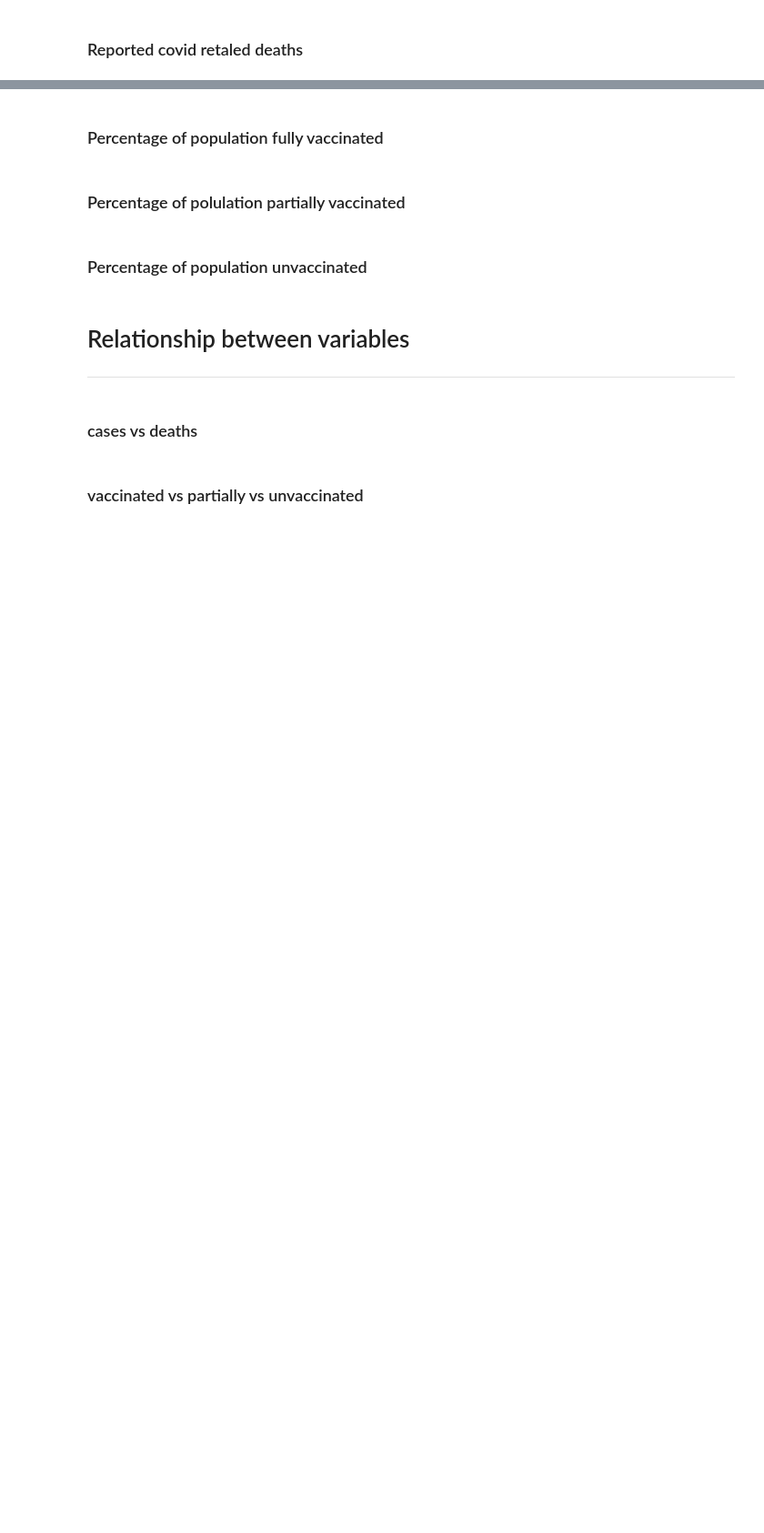
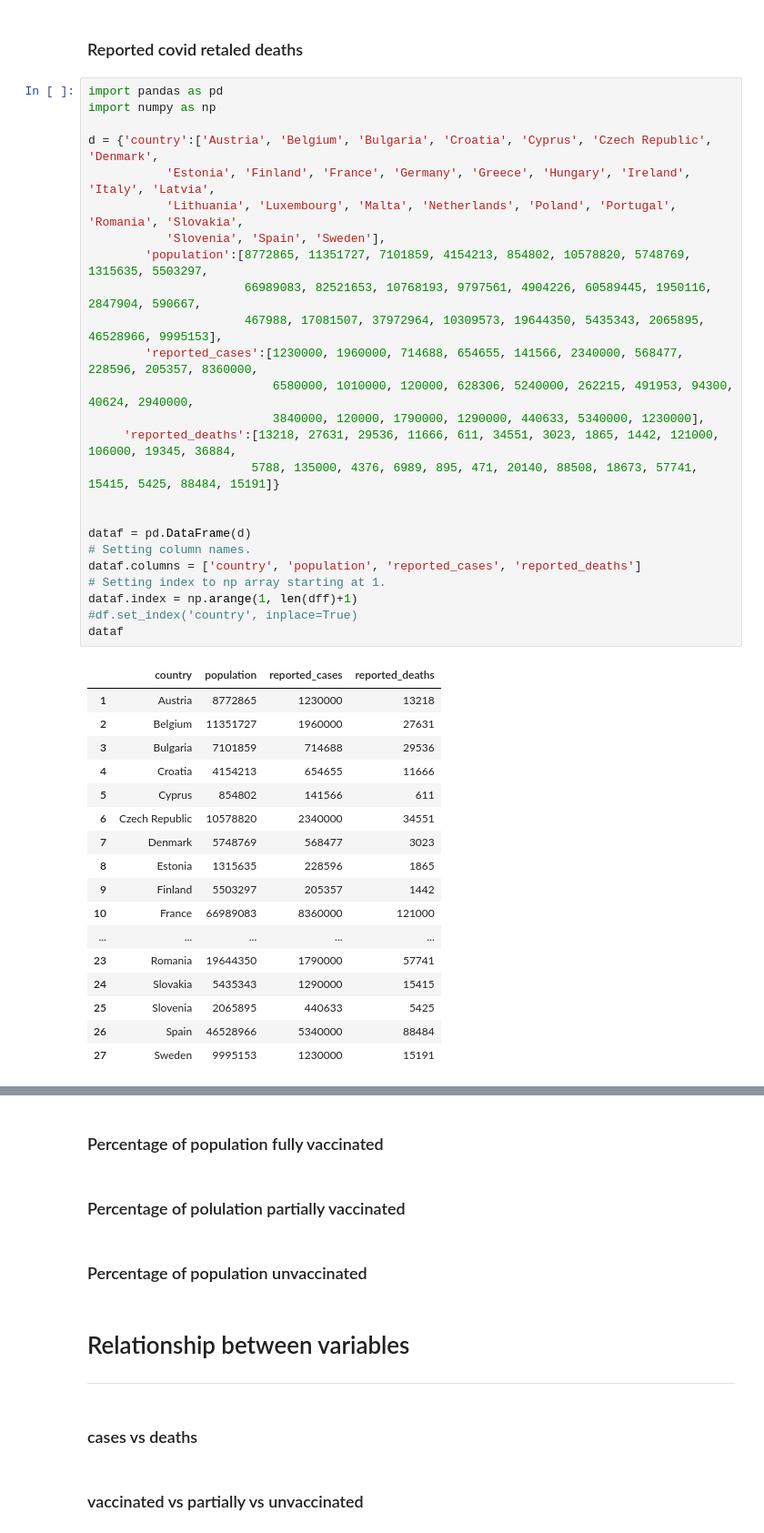
Before and after one commit to SarahMcN25/programming_for_D.A.project, a Jupyter notebook: project.ipynb, the cells around one changed output, grey strips where cells are left out. Shown at 91% size. Cells and saved outputs as stored; diff of their text form; blank space fills up the shorter version.

```diff
--- a/project.ipynb
+++ b/project.ipynb
@@ -45,2 +45,45 @@ columns: country	population,	reported_cases,	covid_deaths,	fully_vaccinated,	par
 # %% [markdown]
 ### Reported covid retaled deaths
+# %%
+import pandas as pd
+import numpy as np
+
+d = {'country':['Austria', 'Belgium', 'Bulgaria', 'Croatia', 'Cyprus', 'Czech Republic', 'Denmark',
+           'Estonia', 'Finland', 'France', 'Germany', 'Greece', 'Hungary', 'Ireland', 'Italy', 'Latvia',
+           'Lithuania', 'Luxembourg', 'Malta', 'Netherlands', 'Poland', 'Portugal', 'Romania', 'Slovakia',
+           'Slovenia', 'Spain', 'Sweden'],
+        'population':[8772865, 11351727, 7101859, 4154213, 854802, 10578820, 5748769, 1315635, 5503297,
+                      66989083, 82521653, 10768193, 9797561, 4904226, 60589445, 1950116, 2847904, 590667,
+                      467988, 17081507, 37972964, 10309573, 19644350, 5435343, 2065895, 46528966, 9995153],
+        'reported_cases':[1230000, 1960000, 714688, 654655, 141566, 2340000, 568477, 228596, 205357, 8360000,
+                          6580000, 1010000, 120000, 628306, 5240000, 262215, 491953, 94300, 40624, 2940000,
+                          3840000, 120000, 1790000, 1290000, 440633, 5340000, 1230000],
+     'reported_deaths':[13218, 27631, 29536, 11666, 611, 34551, 3023, 1865, 1442, 121000, 106000, 19345, 36884,
+                       5788, 135000, 4376, 6989, 895, 471, 20140, 88508, 18673, 57741, 15415, 5425, 88484, 15191]}
+
+
+dataf = pd.DataFrame(d)
+# Setting column names.
+dataf.columns = ['country', 'population', 'reported_cases', 'reported_deaths']
+# Setting index to np array starting at 1.
+dataf.index = np.arange(1, len(dff)+1)
+#df.set_index('country', inplace=True)
+dataf
+# %% [output]
+|  | country | population | reported_cases | reported_deaths |
+| 1 | Austria | 8772865 | 1230000 | 13218 |
+| 2 | Belgium | 11351727 | 1960000 | 27631 |
+| 3 | Bulgaria | 7101859 | 714688 | 29536 |
+| 4 | Croatia | 4154213 | 654655 | 11666 |
+| 5 | Cyprus | 854802 | 141566 | 611 |
+| 6 | Czech Republic | 10578820 | 2340000 | 34551 |
+| 7 | Denmark | 5748769 | 568477 | 3023 |
+| 8 | Estonia | 1315635 | 228596 | 1865 |
+| 9 | Finland | 5503297 | 205357 | 1442 |
+| 10 | France | 66989083 | 8360000 | 121000 |
+| ... | ... | ... | ... | ... |
+| 23 | Romania | 19644350 | 1790000 | 57741 |
+| 24 | Slovakia | 5435343 | 1290000 | 15415 |
+| 25 | Slovenia | 2065895 | 440633 | 5425 |
+| 26 | Spain | 46528966 | 5340000 | 88484 |
+| 27 | Sweden | 9995153 | 1230000 | 15191 |
```
Also changed, not shown: parts of 6 cells of this notebook.
